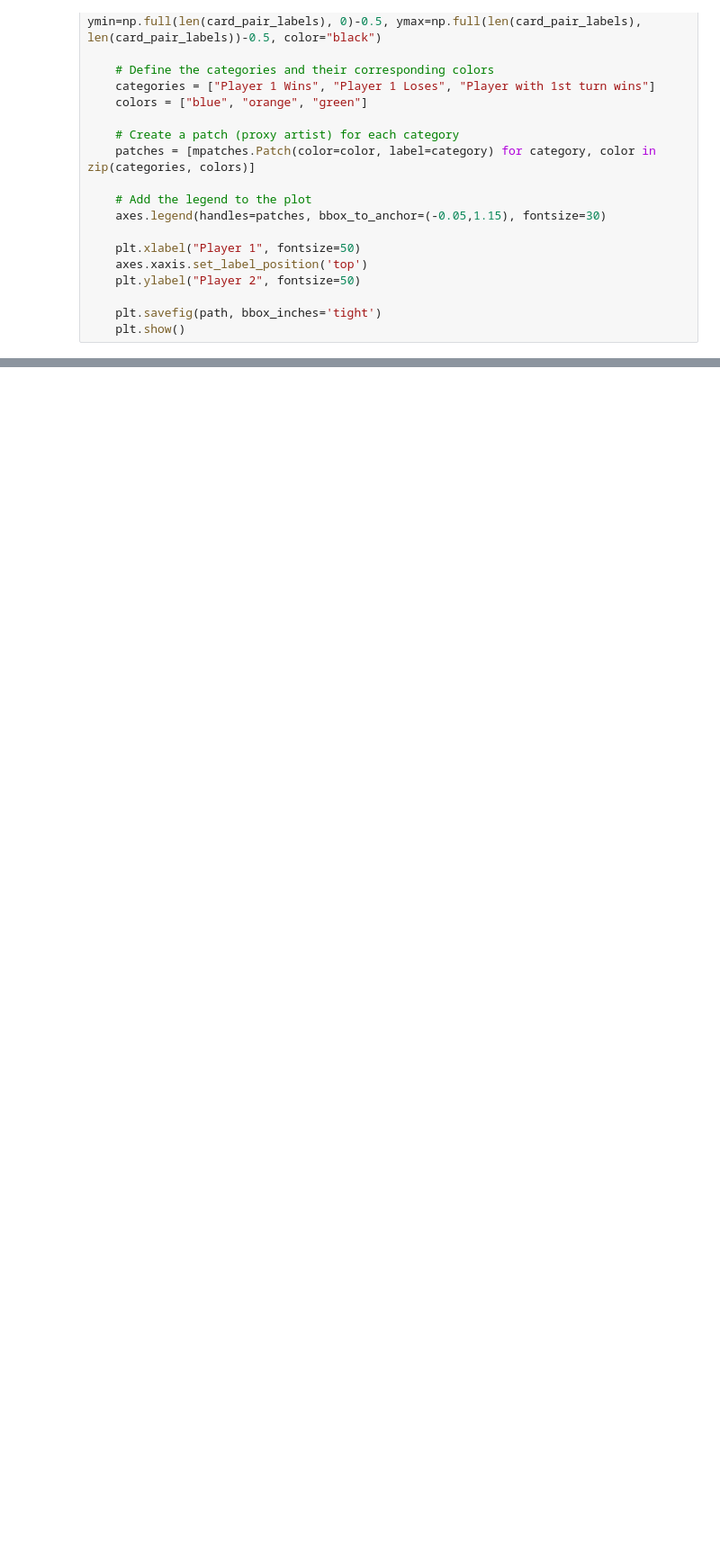
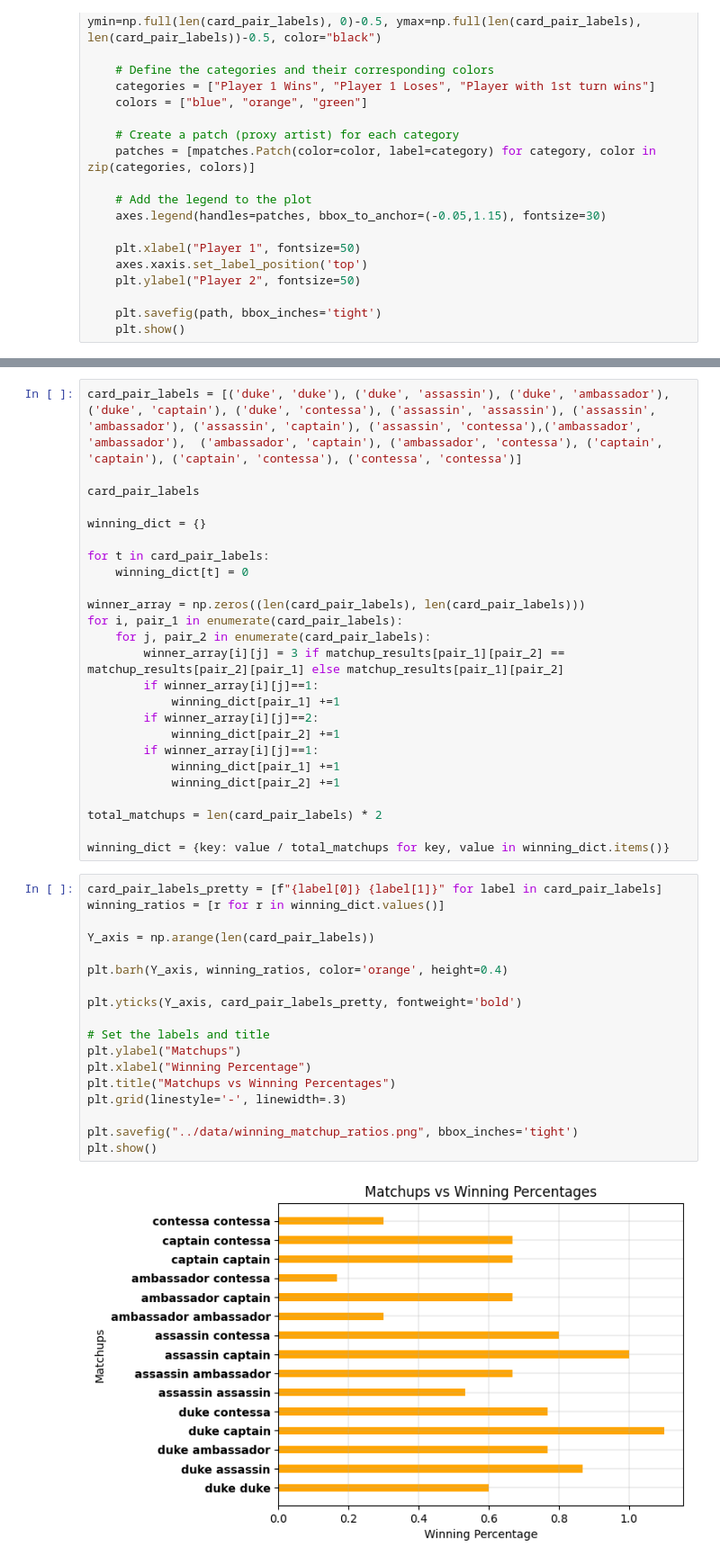
Before and after one commit to matthewScohen/coup_endgame_solving, a Jupyter notebook: src/results.ipynb, the cells around one changed output, grey strips where cells are left out. Shown: that part at 90% size. Saved outputs shown, nothing was run; the diff lists cells and outputs as text; blank space fills up the shorter version.

Commit message:
winning_ratio png

```diff
--- a/src/results.ipynb
+++ b/src/results.ipynb
@@ -154,0 +149,45 @@ plt.show()
+# %%
+card_pair_labels = [('duke', 'duke'), ('duke', 'assassin'), ('duke', 'ambassador'), ('duke', 'captain'), ('duke', 'contessa'), ('assassin', 'assassin'), ('assassin', 'ambassador'), ('assassin', 'captain'), ('assassin', 'contessa'),('ambassador', 'ambassador'),  ('ambassador', 'captain'), ('ambassador', 'contessa'), ('captain', 'captain'), ('captain', 'contessa'), ('contessa', 'contessa')]
+
+card_pair_labels
+
+winning_dict = {}
+
+for t in card_pair_labels:
+    winning_dict[t] = 0
+
+winner_array = np.zeros((len(card_pair_labels), len(card_pair_labels)))
+for i, pair_1 in enumerate(card_pair_labels):
+    for j, pair_2 in enumerate(card_pair_labels):
+        winner_array[i][j] = 3 if matchup_results[pair_1][pair_2] == matchup_results[pair_2][pair_1] else matchup_results[pair_1][pair_2]
+        if winner_array[i][j]==1:
+            winning_dict[pair_1] +=1
+        if winner_array[i][j]==2:
+            winning_dict[pair_2] +=1
+        if winner_array[i][j]==1:
+            winning_dict[pair_1] +=1
+            winning_dict[pair_2] +=1
+
+total_matchups = len(card_pair_labels) * 2
+
+winning_dict = {key: value / total_matchups for key, value in winning_dict.items()}
+# %%
+card_pair_labels_pretty = [f"{label[0]} {label[1]}" for label in card_pair_labels]
+winning_ratios = [r for r in winning_dict.values()]
+
+Y_axis = np.arange(len(card_pair_labels))
+
+plt.barh(Y_axis, winning_ratios, color='orange', height=0.4)
+
+plt.yticks(Y_axis, card_pair_labels_pretty, fontweight='bold')
+
+# Set the labels and title
+plt.ylabel("Matchups")
+plt.xlabel("Winning Percentage")
+plt.title("Matchups vs Winning Percentages")
+plt.grid(linestyle='-', linewidth=.3)
+
+plt.savefig("../data/winning_matchup_ratios.png", bbox_inches='tight')
+plt.show()
+# %% [output]
+[figure, added]
```
Also changed, not shown: parts of 5 cells of this notebook, 1 other file.
